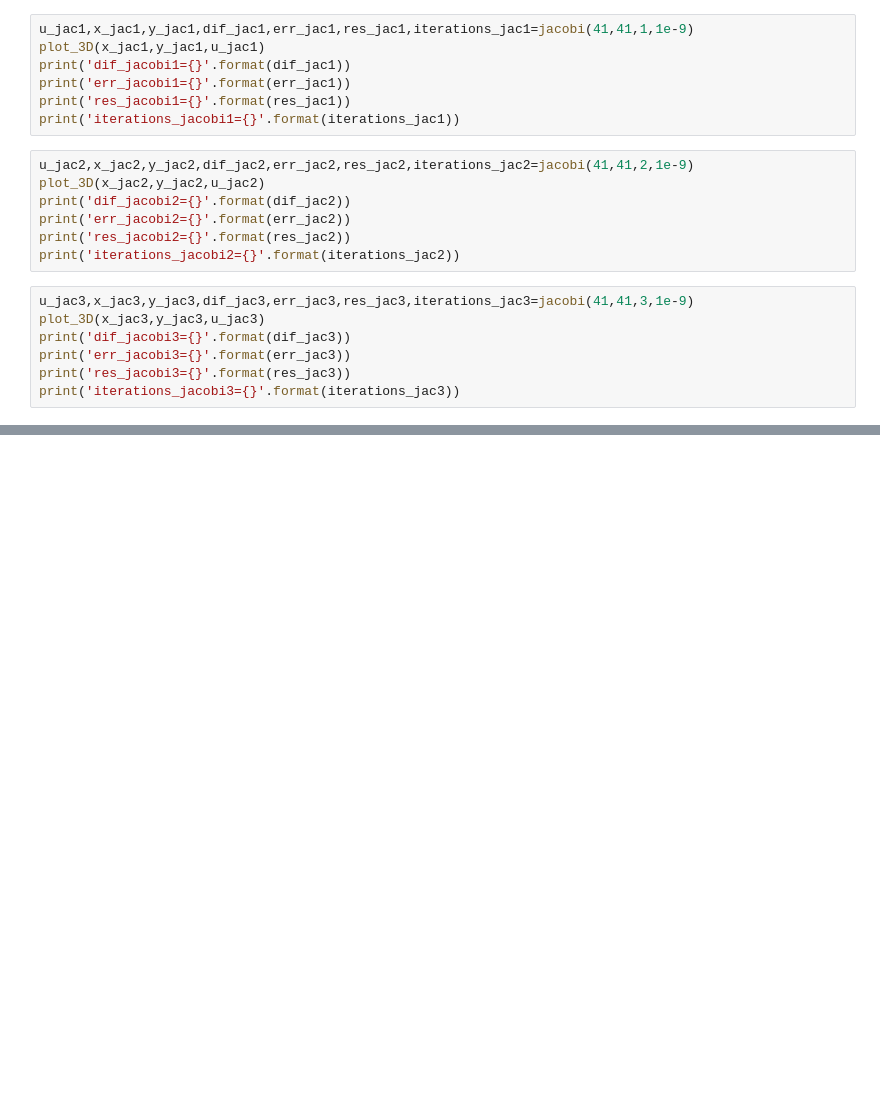
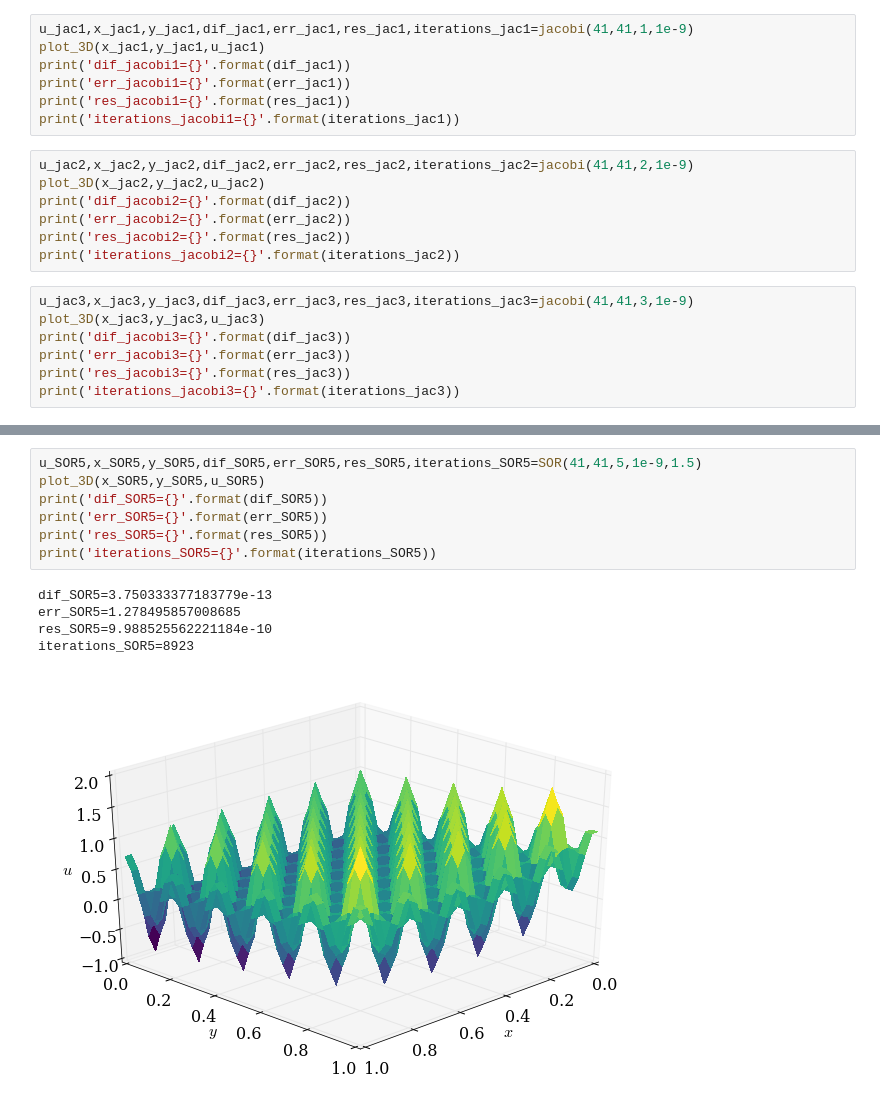
Before and after one commit to yujiasheng912/MAE6225, a Jupyter notebook: poisson2d_cos.ipynb, the cells around one changed output, grey strips where cells are left out. Drawn from its saved outputs; the diff is of its cells as text; blank space fills up the shorter version.

```diff
--- a/poisson2d_cos.ipynb
+++ b/poisson2d_cos.ipynb
@@ -247,0 +266,13 @@ print('iterations_SOR3={}'.format(iterations_SOR3))
+# %%
+u_SOR5,x_SOR5,y_SOR5,dif_SOR5,err_SOR5,res_SOR5,iterations_SOR5=SOR(41,41,5,1e-9,1.5)
+plot_3D(x_SOR5,y_SOR5,u_SOR5)
+print('dif_SOR5={}'.format(dif_SOR5))
+print('err_SOR5={}'.format(err_SOR5))
+print('res_SOR5={}'.format(res_SOR5))
+print('iterations_SOR5={}'.format(iterations_SOR5))
+# %% [output]
+dif_SOR5=3.750333377183779e-13
+err_SOR5=1.278495857008685
+res_SOR5=9.988525562221184e-10
+iterations_SOR5=8923
+[figure, added]
```
Also changed, not shown: parts of 4 cells of this notebook.
